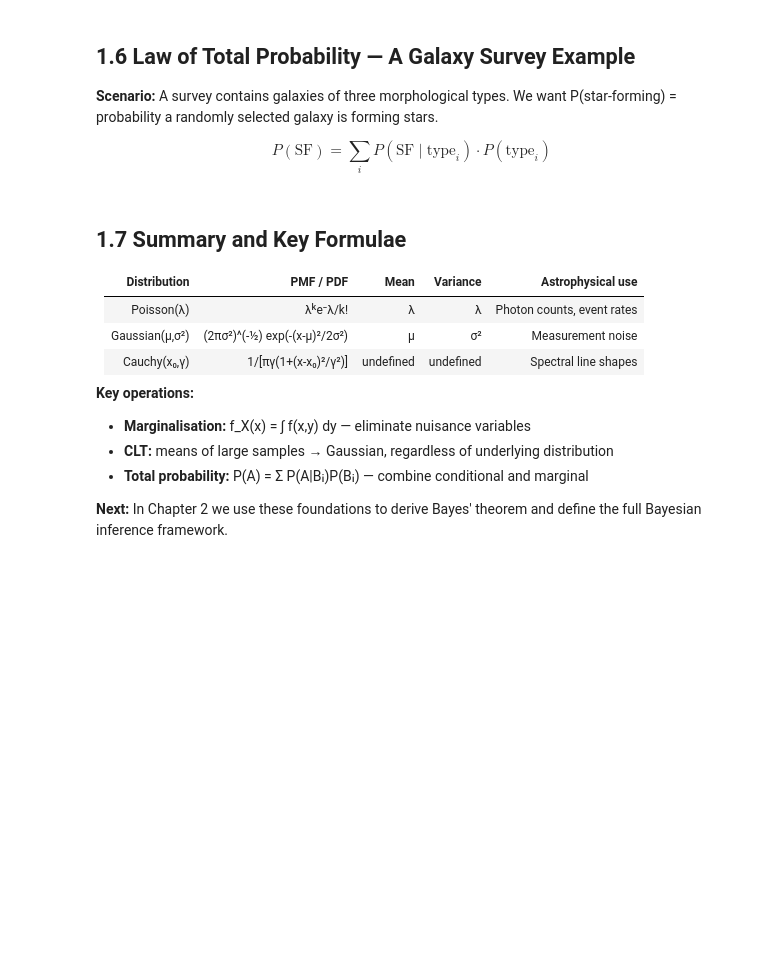
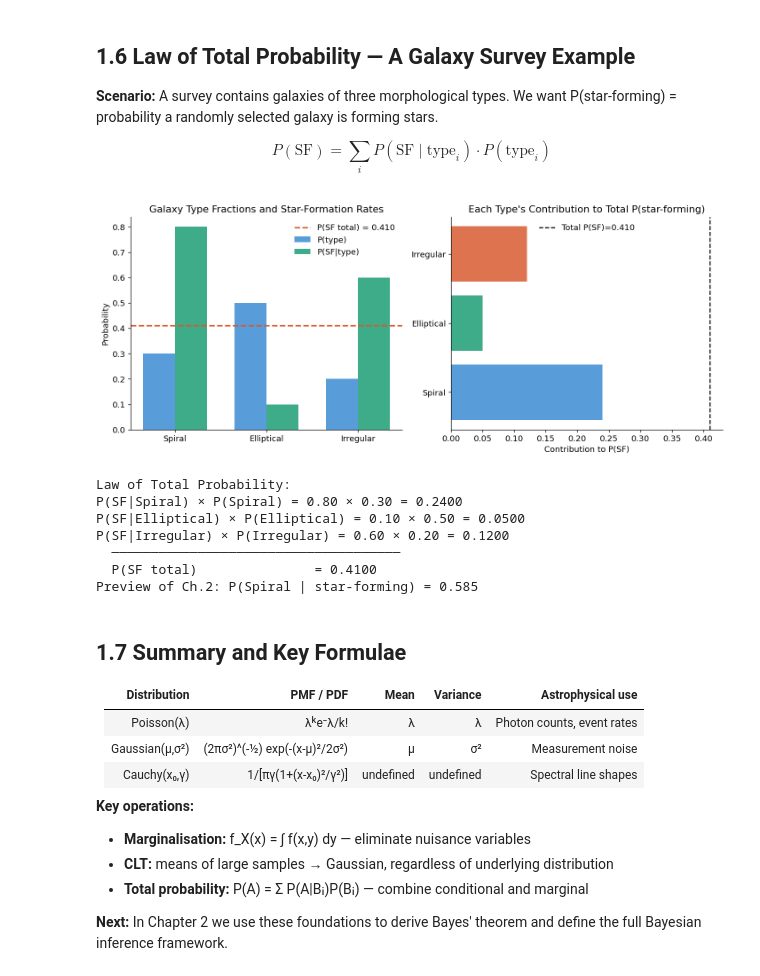
Before and after one commit to arunp77/Bayesian-Analysis-in-Astrophysics, a Jupyter notebook: chapters/ch01_probability_foundations/notebook.ipynb, the cells around one changed output. Saved outputs shown, nothing was run; the diff lists cells and outputs as text; code cells hidden in the pictures; blank space fills up the shorter version.

```diff
--- a/chapters/ch01_probability_foundations/notebook.ipynb
+++ b/chapters/ch01_probability_foundations/notebook.ipynb
@@ -278,36 +303,44 @@ x = np.arange(len(types))
 width = 0.35
 axes[0].bar(x - width/2, p_type, width, label="P(type)", color="#3B8BD4", alpha=0.85)
 axes[0].bar(x + width/2, p_sf,   width, label="P(SF|type)", color="#1D9E75", alpha=0.85)
 axes[0].set_xticks(x); axes[0].set_xticklabels(types)
 axes[0].set_ylabel("Probability")
 axes[0].set_title("Galaxy Type Fractions and Star-Formation Rates")
 axes[0].axhline(p_total_sf, ls="--", color="#D85A30", lw=2,
                 label=f"P(SF total) = {p_total_sf:.3f}")
 axes[0].legend(frameon=False)
 
 # Stacked contribution from each type
 contributions = p_sf * p_type
 axes[1].barh(types, contributions,
              color=["#3B8BD4", "#1D9E75", "#D85A30"], alpha=0.85)
 axes[1].axvline(p_total_sf, ls="--", color="black", lw=1.5,
                 label=f"Total P(SF)={p_total_sf:.3f}")
 axes[1].set_xlabel("Contribution to P(SF)")
 axes[1].set_title("Each Type's Contribution to Total P(star-forming)")
 axes[1].legend(frameon=False)
 
 plt.tight_layout()
 plt.show()
 
 print("Law of Total Probability:")
 for t, pt, psf in zip(types, p_type, p_sf):
-    print(f"  P(SF|{t}) × P({t}) = {psf:.2f} × {pt:.2f} = {psf*pt:.4f}")
+    print(f"P(SF|{t}) × P({t}) = {psf:.2f} × {pt:.2f} = {psf*pt:.4f}")
 print(f"  ─────────────────────────────────────")
 print(f"  P(SF total)               = {p_total_sf:.4f}")
 
 # Bayes flip: P(Spiral | SF) using Bayes' theorem (preview of Ch. 2)
 p_spiral_given_sf = (p_sf[0] * p_type[0]) / p_total_sf
-print(f"
-Preview of Ch.2: P(Spiral | star-forming) = {p_spiral_given_sf:.3f}")
+print(f"Preview of Ch.2: P(Spiral | star-forming) = {p_spiral_given_sf:.3f}")
+# %% [output]
+[figure, added]
+Law of Total Probability:
+P(SF|Spiral) × P(Spiral) = 0.80 × 0.30 = 0.2400
+P(SF|Elliptical) × P(Elliptical) = 0.10 × 0.50 = 0.0500
+P(SF|Irregular) × P(Irregular) = 0.60 × 0.20 = 0.1200
+  ─────────────────────────────────────
+  P(SF total)               = 0.4100
+Preview of Ch.2: P(Spiral | star-forming) = 0.585
 # %% [markdown]
 ## 1.7 Summary and Key Formulae
 
```
Also changed, not shown: parts of 8 cells of this notebook, 1 other file.
